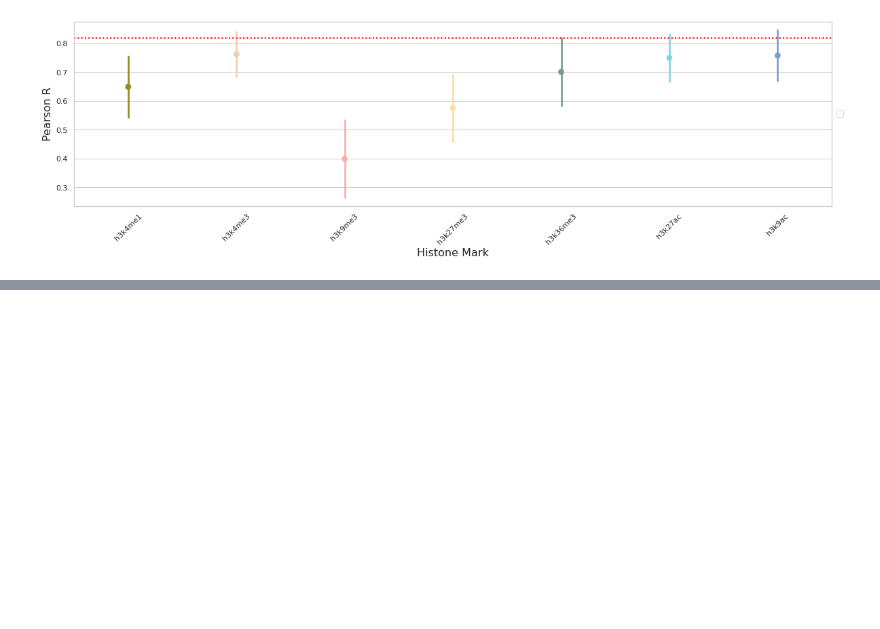
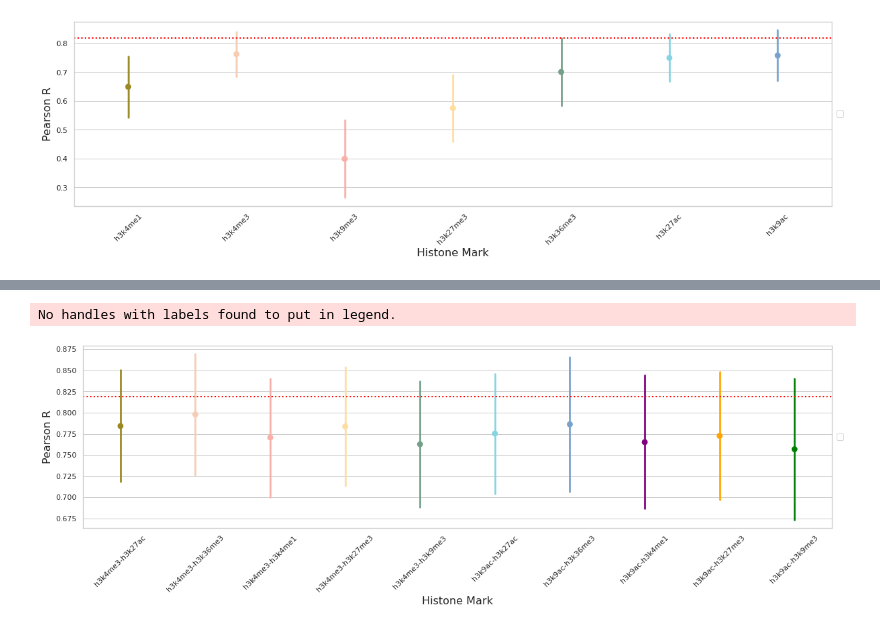
Before and after one commit to neurogenomics/chromexpress, a Jupyter notebook: Predicting.ipynb, the cells around one changed output, grey strips where cells are left out. Drawn from its saved outputs; the diff is of its cells as text; code cells hidden in the pictures; blank space fills up the shorter version.

```diff
--- a/Predicting.ipynb
+++ b/Predicting.ipynb
@@ -1797,0 +1852,33 @@ The rest:
+# %%
+#plot
+import seaborn as sns
+sns.set(rc={'figure.figsize':(20, 5)})
+#same wesanderson palette as used in R plots
+pal = ["#9A8822","#F5CDB4","#F8AFA8",
+       "#FDDDA0","#74A089","#85D4E3",
+       #added extra to make 7
+       '#78A2CC','purple','orange','green']
+sns.set(font_scale = 1.2)
+sns.set_style("whitegrid")
+
+perf_plt = sns.pointplot(
+            y = "Pearson_R",
+            x = "assay",
+            #palette=sns.color_palette(extended_palette, 7)[2:4],
+            data = losses_chrom_2m, ci="sd",join=False,
+            dodge=0.3, palette=pal)
+#add in mean perf of chromoformer using all hist marks
+mean_perf = losses_chrom_all['Pearson_R'].mean()
+perf_plt.axhline(y=mean_perf,
+                 lw=2, c='red', ls=':',
+                 xmin=0,xmax=1)
+# Put the legend out of the figure
+perf_plt.legend(loc='center left', bbox_to_anchor=(1, 0.5))
+perf_plt.tick_params(axis='x', rotation=45)
+
+perf_plt.set_xlabel('Histone Mark',fontsize=16)
+perf_plt.set_ylabel('Pearson R',fontsize=16)
+perf_plt.tick_params(labelsize=11)
+# %% [output]
+No handles with labels found to put in legend.
+[figure, added]
```
Also changed, not shown: parts of 8 cells of this notebook, 1 other file.
